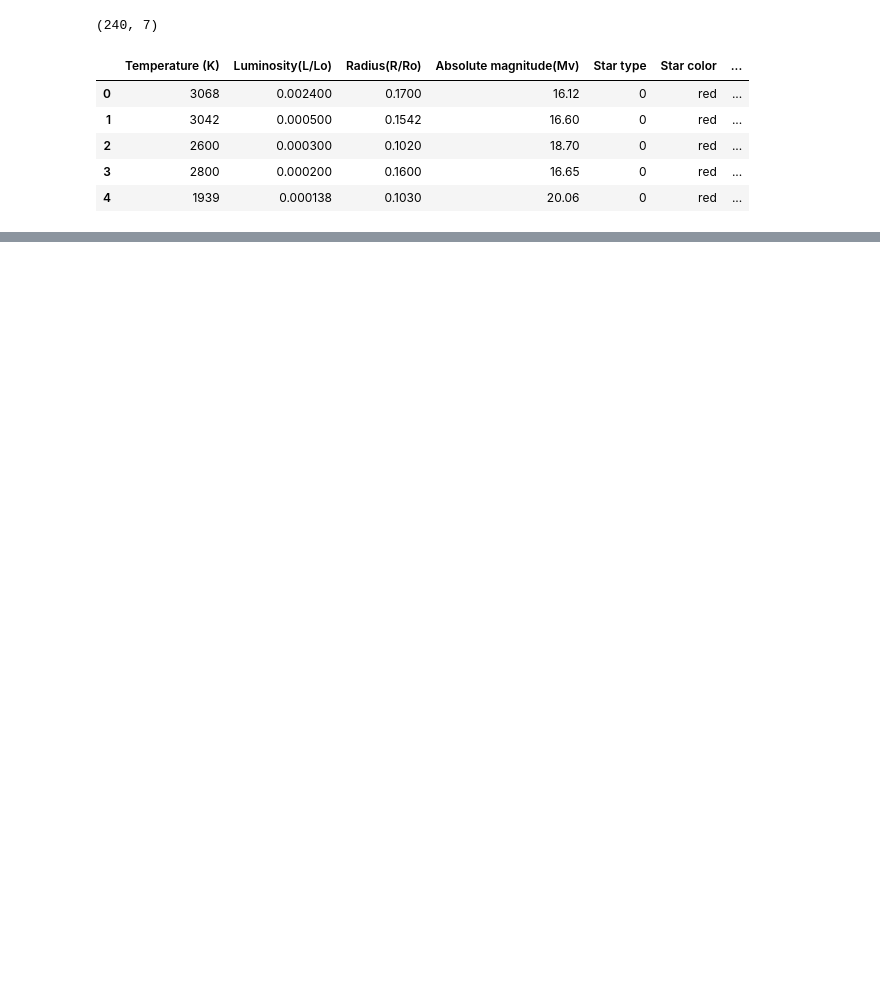
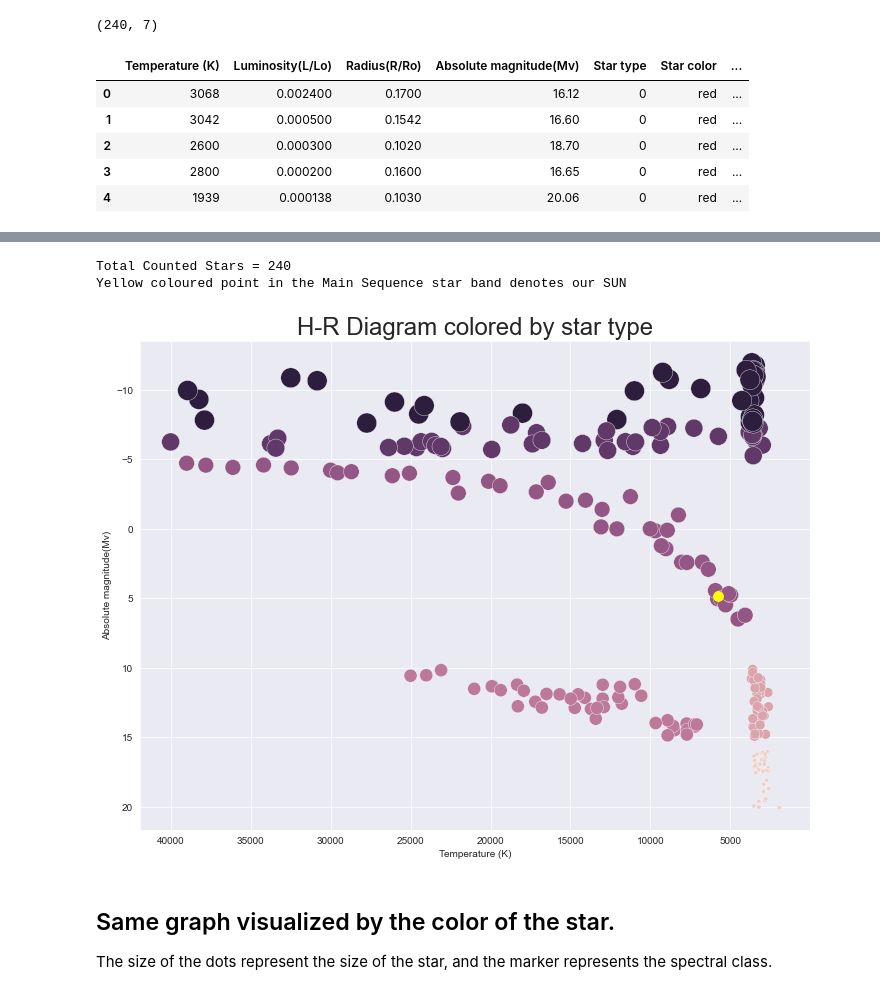
Before and after one commit to annalieNK/star-types, a Jupyter notebook: src/Exploratory Analysis.ipynb, the cells around one changed output, grey strips where cells are left out. Cells and saved outputs as stored; diff of their text form; code cells hidden in the pictures; blank space fills up the shorter version.

```diff
--- a/src/Exploratory Analysis.ipynb
+++ b/src/Exploratory Analysis.ipynb
@@ -66,0 +98,26 @@ Now we understand that the brighter the star (or the higher the radiated elector
+# %%
+print("Total Counted Stars = {}".format(len(df)))
+print("Yellow coloured point in the Main Sequence star band denotes our SUN")
+
+fig, ax = plt.subplots()
+fig.set_size_inches(12, 9)
+g = sns.scatterplot(data=df,
+                    x="Temperature (K)",
+                    y="Absolute magnitude(Mv)",
+                    hue="Star type",
+                    size='Star type',
+                    sizes=(20, 400),
+                    legend=False)
+# new_labels = ['Brown Dwarf','Red Dwarf','White Dwarf','Main Sequence','Supergiant','Hypergiant']
+# plt.legend(title='Star type', loc='lower left', labels=new_labels)
+plt.scatter(5778,4.83, s=95, c='yellow', marker = 'o' )
+plt.gca().invert_xaxis()
+plt.gca().invert_yaxis()
+plt.title("H-R Diagram colored by star type", fontsize=24);
+# %% [output]
+Total Counted Stars = 240
+Yellow coloured point in the Main Sequence star band denotes our SUN
+[figure, added]
+# %% [markdown]
+## Same graph visualized by the color of the star.
+The size of the dots represent the size of the star, and the marker represents the spectral class.
```
Also changed, not shown: parts of 32 cells of this notebook, 8 other files.
